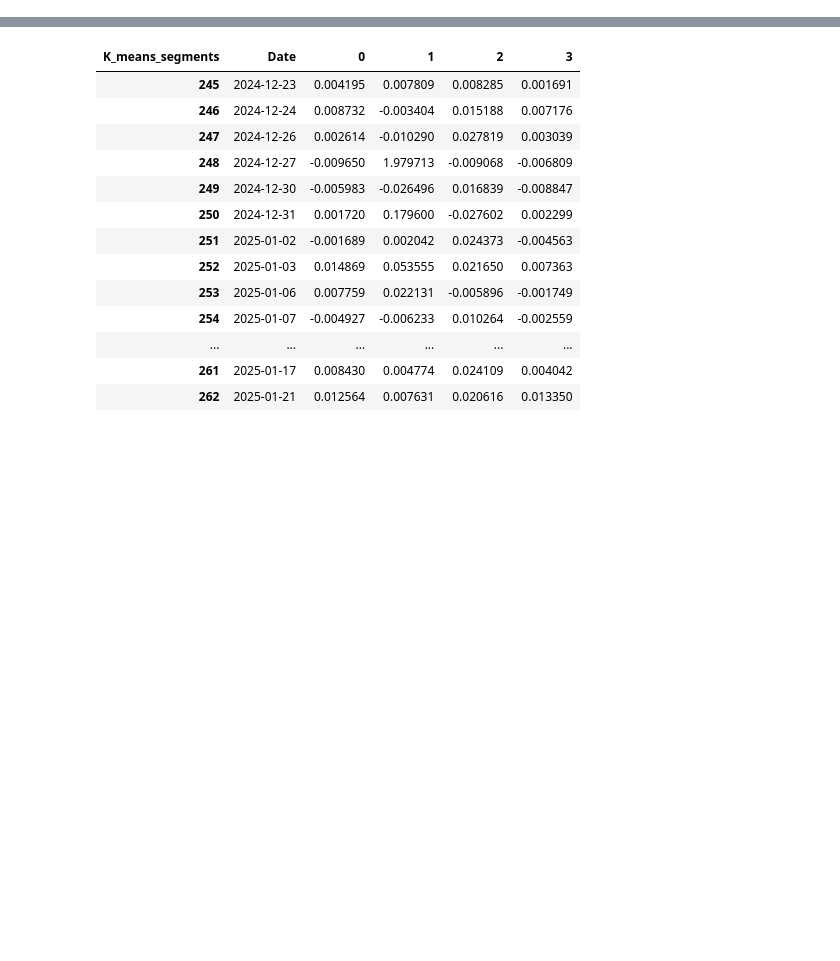
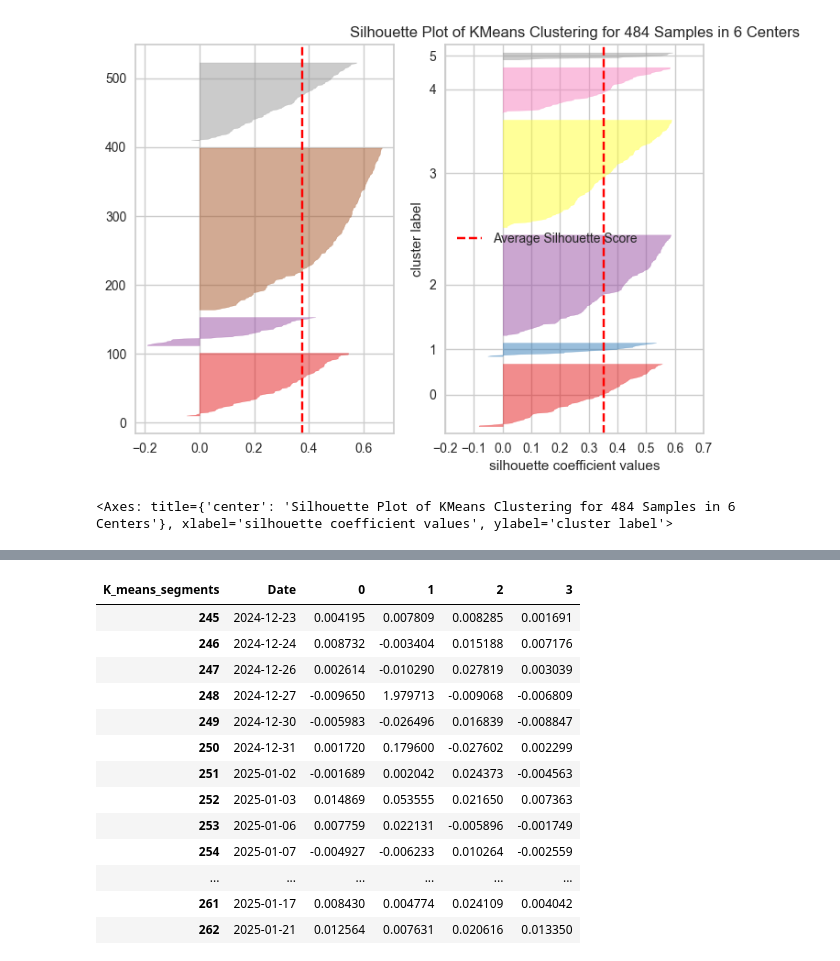
Before and after one commit to mitchchessnoob/portfolio_optimization, a Jupyter notebook: analysis/basic_kmeans.ipynb, the cells around one changed output, grey strips where cells are left out. Cells and saved outputs as stored; diff of their text form; code cells hidden in the pictures; blank space fills up the shorter version.

```diff
--- a/analysis/basic_kmeans.ipynb
+++ b/analysis/basic_kmeans.ipynb
@@ -419,0 +76,5 @@ See the caveats in the documentation: https://pandas.pydata.org/pandas-docs/stab
+# %%
+from sklearn.preprocessing import MinMaxScaler
+for attr in stock_data_clustering.columns:
+    scaler = MinMaxScaler()
+    stock_data_clustering[attr] = scaler.fit_transform(stock_data_clustering[attr].values.reshape(-1, 1)).flatten()
@@ -419,0 +111,29 @@ See the caveats in the documentation: https://pandas.pydata.org/pandas-docs/stab
+# %%
+clusters = range(2, 20)
+meanDistortions = []
+sil_score = []
+inertias = []
+runs = 60
+for i in range(runs):
+    run_sil = []
+    run_dist = []
+    run_in = []
+    for k in clusters:
+        model = KMeans(n_clusters=k, random_state=i)
+        model.fit(stock_data_clustering)
+        prediction = model.predict(stock_data_clustering)
+        score = silhouette_score(stock_data_clustering, prediction)
+        distortion = (
+            sum(
+                np.min(cdist(stock_data_clustering, model.cluster_centers_, "euclidean"), axis=1)
+            )
+            / stock_data_clustering.shape[0]
+        )
+        run_in.append(model.inertia_)
+        run_dist.append(distortion)
+        run_sil.append(score)
+    sil_score.append(run_sil)
+    meanDistortions.append(run_dist)
+    inertias.append(run_in)
+        # print("\nNumber of Clusters:", k, "\tAverage Distortion:", distortion)
+        # print("For n_clusters = {}, silhouette score is {}".format(k, score))
@@ -419,0 +171,13 @@ See the caveats in the documentation: https://pandas.pydata.org/pandas-docs/stab
+# %%
+plt.subplot(1,2,1)
+visualizer = SilhouetteVisualizer(KMeans(4, random_state=1))
+visualizer.fit(stock_data_clustering)
+plt.subplot(1,2,2)
+visualizer = SilhouetteVisualizer(KMeans(6, random_state=1))
+
+visualizer.fit(stock_data_clustering)
+
+visualizer.show()
+# %% [output]
+[figure, added]
+<Axes: title={'center': 'Silhouette Plot of KMeans Clustering for 484 Samples in 6 Centers'}, xlabel='silhouette coefficient values', ylabel='cluster label'>
```
Also changed, not shown: parts of 43 cells of this notebook, 1 other file.
